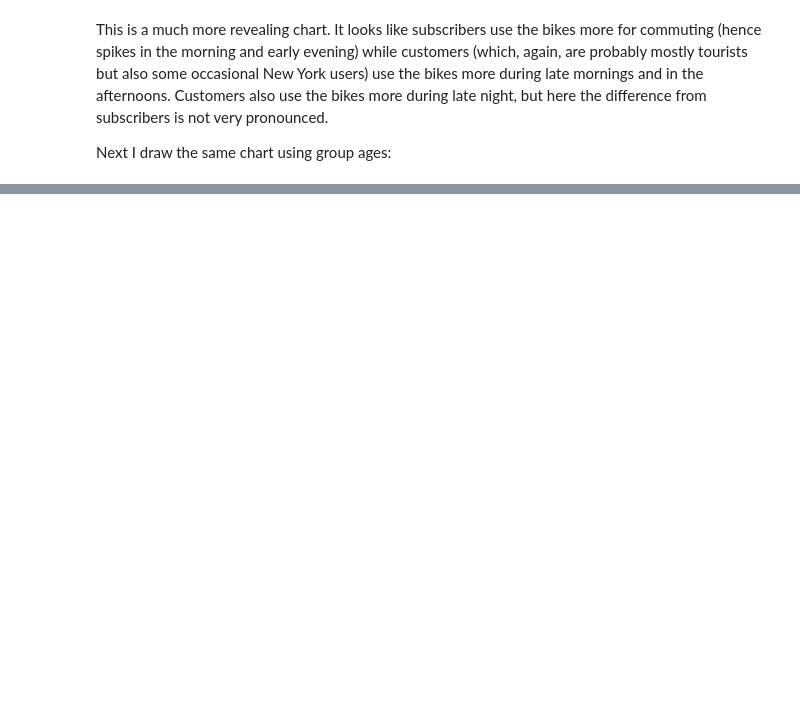
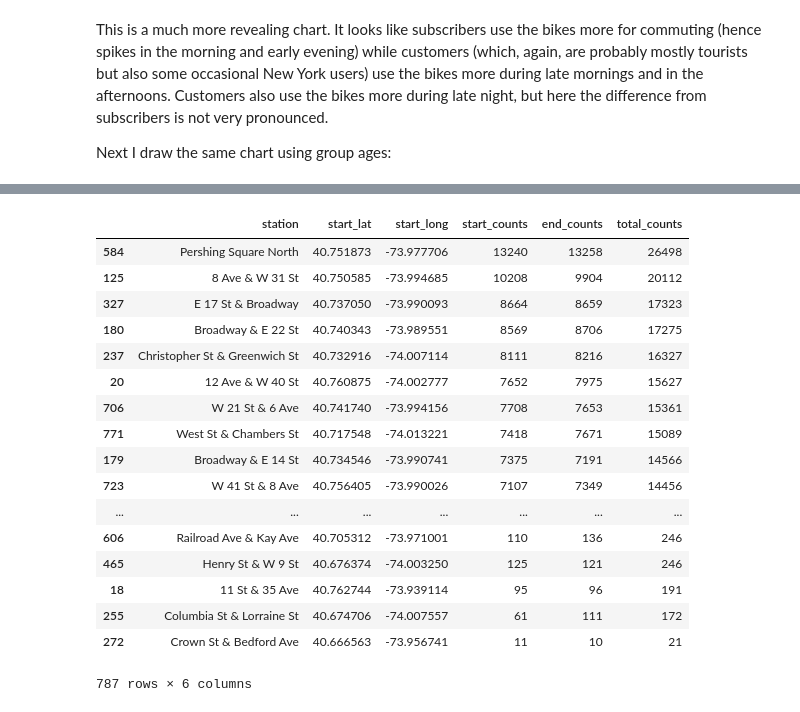
Before and after one commit to bogdanrabanca/nyc_bikes, a Jupyter notebook: bikes.ipynb, the cells around one changed output, grey strips where cells are left out. Cells and saved outputs as stored; diff of their text form; code cells hidden in the pictures; blank space fills up the shorter version.

Commit message:
Add files via upload
define function that creates counts for filtered dataframe (for example: takes male trips df, returns sorted df with number of trips starting and ending at each station)

```diff
--- a/bikes.ipynb
+++ b/bikes.ipynb
@@ -352,3 +345,51 @@ show(p)
 # %% [output]
 [interactive output not drawn]
 [interactive output not drawn]
+# %%
+def create_counts_df(filtered_df):
+    #takes a filtered df (ex: male only, or subscribers only), and returns sorted df with station name, lat and long,
+    #start_counts,end_counts and total_counts for that station
+
+    #create df with number of starts for each station
+    gb=filtered_df.groupby(['start_station','start_lat','start_long'])['start_station'].count()
+    start_counts_df=gb.to_frame()
+    start_counts_df.rename(columns={'start_station':'start_counts'},inplace=True)
+    start_counts_df.reset_index(inplace=True)
+
+    #create df with number of stops for each station
+    gb=bike_male.groupby('end_station')['end_station'].count()
+    end_counts_df=gb.to_frame()
+    end_counts_df.rename(columns={'end_station':'end_counts'},inplace=True)
+    end_counts_df.reset_index(inplace=True)
+
+    #link the two dataframes
+    counts_df=start_counts_df.merge(end_counts_df,left_on='start_station',right_on='end_station')
+    counts_df.drop(columns=['end_station'],inplace=True)
+    counts_df.rename(columns={'start_station':'station'},inplace=True)
+
+    #calculate total and order in descending order
+    counts_df['total_counts']=counts_df['start_counts']+counts_df['end_counts']
+    counts_df.sort_values('total_counts',axis=0,ascending=False,inplace=True)
+    return counts_df
+# %%
+male_counts_df=create_counts_df(bike_male)
+male_counts_df
+# %% [output]
+|  | station | start_lat | start_long | start_counts | end_counts | total_counts |
+| 584 | Pershing Square North | 40.751873 | -73.977706 | 13240 | 13258 | 26498 |
+| 125 | 8 Ave & W 31 St | 40.750585 | -73.994685 | 10208 | 9904 | 20112 |
+| 327 | E 17 St & Broadway | 40.737050 | -73.990093 | 8664 | 8659 | 17323 |
+| 180 | Broadway & E 22 St | 40.740343 | -73.989551 | 8569 | 8706 | 17275 |
+| 237 | Christopher St & Greenwich St | 40.732916 | -74.007114 | 8111 | 8216 | 16327 |
+| 20 | 12 Ave & W 40 St | 40.760875 | -74.002777 | 7652 | 7975 | 15627 |
+| 706 | W 21 St & 6 Ave | 40.741740 | -73.994156 | 7708 | 7653 | 15361 |
+| 771 | West St & Chambers St | 40.717548 | -74.013221 | 7418 | 7671 | 15089 |
+| 179 | Broadway & E 14 St | 40.734546 | -73.990741 | 7375 | 7191 | 14566 |
+| 723 | W 41 St & 8 Ave | 40.756405 | -73.990026 | 7107 | 7349 | 14456 |
+| ... | ... | ... | ... | ... | ... | ... |
+| 606 | Railroad Ave & Kay Ave | 40.705312 | -73.971001 | 110 | 136 | 246 |
+| 465 | Henry St & W 9 St | 40.676374 | -74.003250 | 125 | 121 | 246 |
+| 18 | 11 St & 35 Ave | 40.762744 | -73.939114 | 95 | 96 | 191 |
+| 255 | Columbia St & Lorraine St | 40.674706 | -74.007557 | 61 | 111 | 172 |
+| 272 | Crown St & Bedford Ave | 40.666563 | -73.956741 | 11 | 10 | 21 |
+787 rows × 6 columns
```
Also changed, not shown: parts of 3 cells of this notebook.
